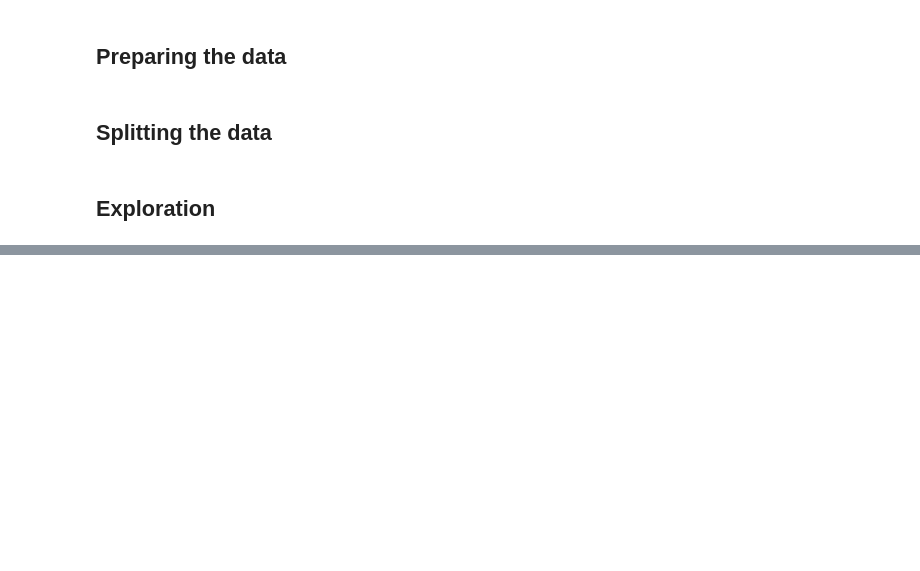
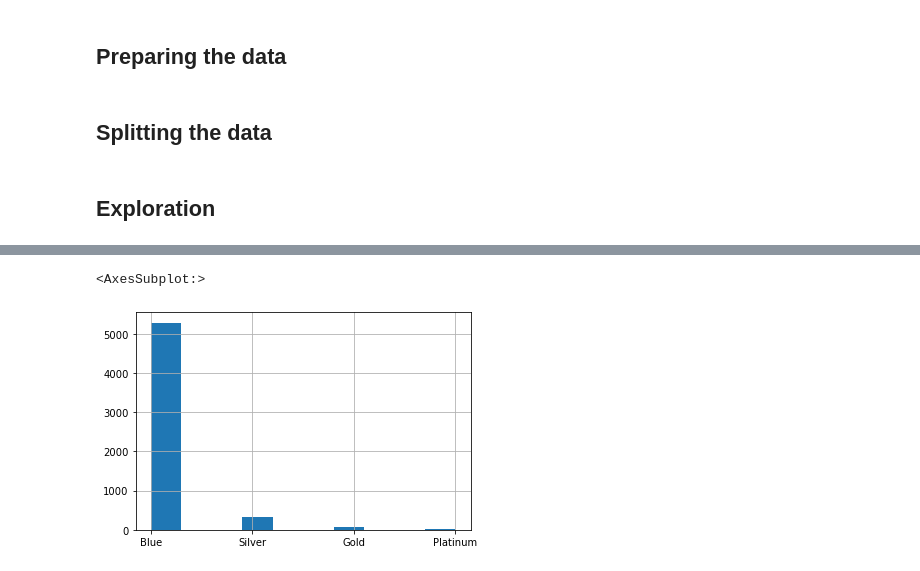
Before and after one commit to Sam-keeler/personal-project-credit-churn, a Jupyter notebook: credit-churn.ipynb, the cells around one changed output, grey strips where cells are left out. Saved outputs shown, nothing was run; the diff lists cells and outputs as text; code cells hidden in the pictures; blank space fills up the shorter version.

```diff
--- a/credit-churn.ipynb
+++ b/credit-churn.ipynb
@@ -32,0 +113,7 @@ train, validate, test = split(credit)
+# %%
+# Card type distribution
+
+train.card_type.hist()
+# %% [output]
+<AxesSubplot:>
+[figure, added]
```
Also changed, not shown: parts of 37 cells of this notebook, 2 other files.
